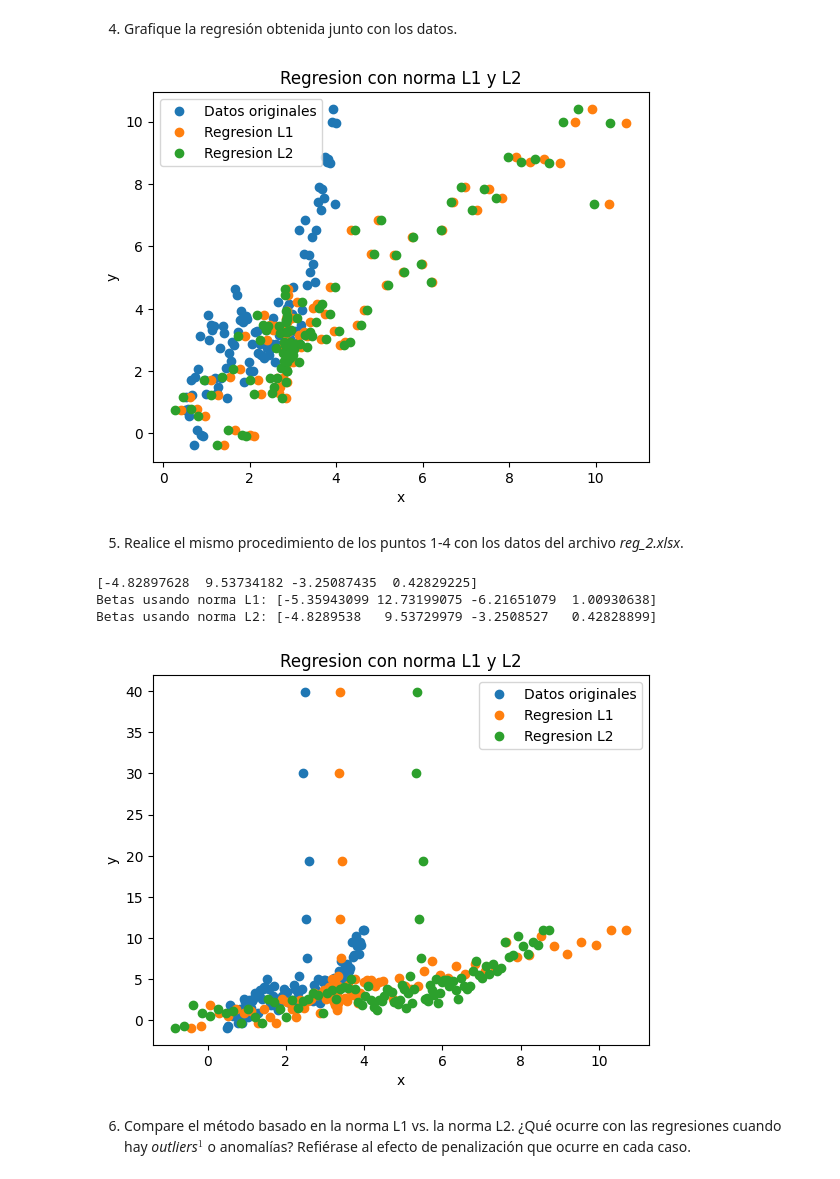
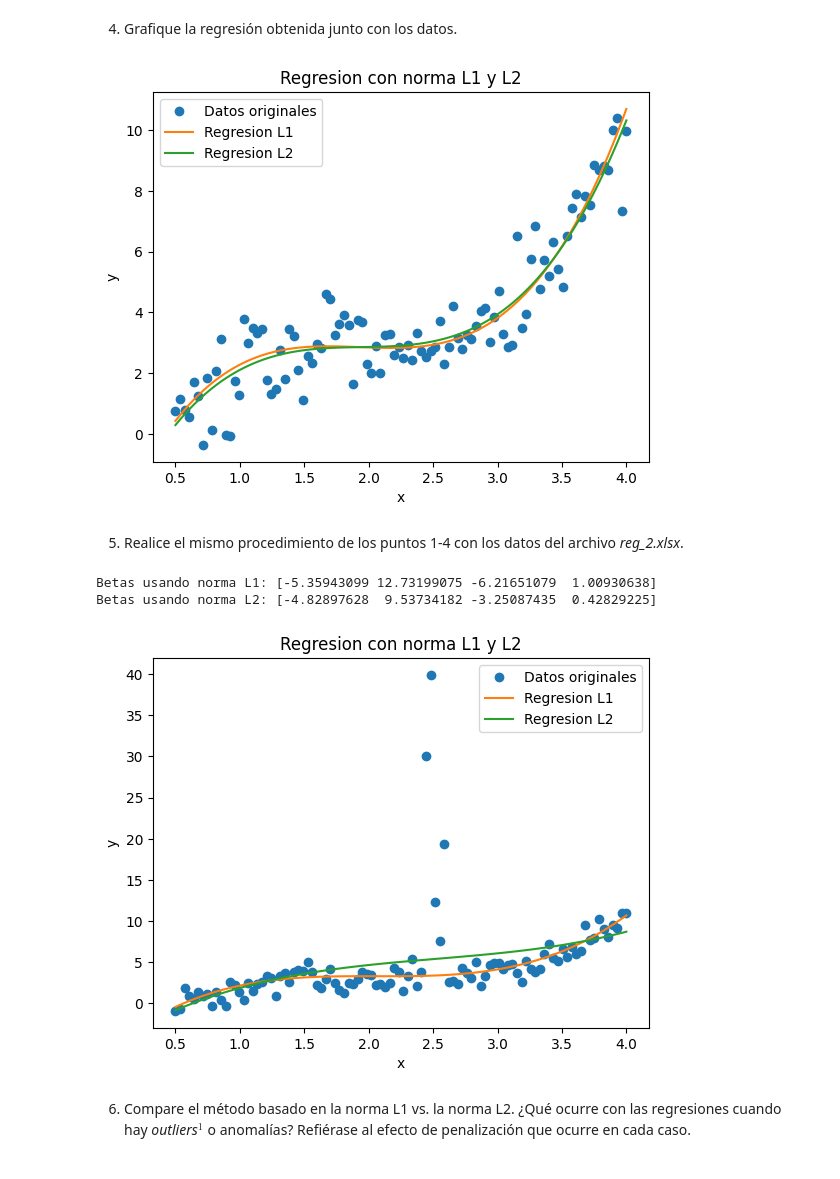
Before and after one commit to DavidTobonIBIO/Labs-IBIO2240, a Jupyter notebook: Lab11/Laboratorio_11.ipynb, the cells around one changed output. Cells and saved outputs as stored; diff of their text form; code cells hidden in the pictures.

```diff
--- a/Lab11/Laboratorio_11.ipynb
+++ b/Lab11/Laboratorio_11.ipynb
@@ -47,6 +47,5 @@ global H
 mat_data = loadmat('Reg1.mat')
 data_reg1_x = np.array(mat_data['x'][0])
 data_reg1_y = np.array(mat_data['y'][0])
+x = data_reg1_x
 y = data_reg1_y
-print(len(data_reg1_x))
-print(len(data_reg1_y))
@@ -73,13 +69,17 @@ def get_betas(H, y):
     return inv_HtH.dot(Hty)
 
 
-def calculate_regresion(H, betas):
-    regresion = np.dot(H, betas)
-    return regresion
+def calculate_regresion(x, b):
+    y_reg = np.zeros(len(x))
+    for i in range(len(x)):
+        for j in range(len(b)):
+            y_reg[i] += b[j]*(x[i]**j)
+
+    return y_reg
 # %%
-H = build_H(data_reg1_x, 3)
+H = build_H(x, 3)
 betas_L2 = get_betas(H, y)
-reg1_L2 = calculate_regresion(H, betas_L2)
+reg1_L2 = calculate_regresion(x, betas_L2)
 print(betas_L2)
 # %% [output]
 [-3.32473839  9.43353405 -4.83521534  0.83255594]
@@ -96,8 +96,7 @@ betas_L1 = min_betas_L1.x
 print("Betas usando norma L1:", betas_L1)
 print("Betas usando norma L2:", betas_L2)
 
-reg1_L1 = calculate_regresion(H, betas_L1)
-reg1_L2 = calculate_regresion(H, betas_L2)
+reg1_L1 = calculate_regresion(x, betas_L1)
 # %% [output]
 Betas usando norma L1: [-3.39337284 10.06299029 -5.30917591  0.91869629]
 Betas usando norma L2: [-3.32473839  9.43353405 -4.83521534  0.83255594]
@@ -105,56 +104,52 @@ Betas usando norma L2: [-3.32473839  9.43353405 -4.83521534  0.83255594]
 4. Grafique la regresión obtenida junto con los datos.
 # %%
 plt.figure()
-plt.plot(data_reg1_x, y, 'o', label='Datos originales')
-plt.plot(reg1_L1, y, 'o', label='Regresion L1')
-plt.plot(reg1_L2, y, 'o', label='Regresion L2')
+plt.plot(x, y, 'o', label='Datos originales')
+plt.plot(x, reg1_L1, '-', label='Regresion L1')
+plt.plot(x, reg1_L2, '-', label='Regresion L2')
 plt.title("Regresion con norma L1 y L2")
 plt.xlabel("x")
 plt.ylabel("y")
 plt.legend()
 plt.show()
 # %% [output]
-[figure, old version]
+[figure, new version]
 # %% [markdown]
 5. Realice el mismo procedimiento de los puntos 1-4 con los datos del archivo _reg_2.xlsx_.
 # %%
 mat_data = loadmat('Reg2.mat')
 data_reg2_x = np.array(mat_data['x'][0])
 data_reg2_y = np.array(mat_data['y'][0])
+x = data_reg2_x
 y = data_reg2_y
 
-H = build_H(data_reg2_x, 3)
+H = build_H(x, 3)
 betas_L2 = get_betas(H, y)
-regresion2 = calculate_regresion(H, betas_L2)
-print(betas_L2)
+regresion2 = calculate_regresion(x, betas_L2)
 
 initial_guess = np.zeros(len(H[0]))
 
 min_betas_L1 = minimize(func_with_L1_norm, initial_guess)
 betas_L1 = min_betas_L1.x
 print("Betas usando norma L1:", betas_L1)
-
-min_betas_L2 = minimize(func_with_L2_norm, initial_guess)
-betas_L2 = min_betas_L2.x
 print("Betas usando norma L2:", betas_L2)
 
-reg2_L1 = calculate_regresion(H, betas_L1)
-reg2_L2 = calculate_regresion(H, betas_L2)
+reg2_L1 = calculate_regresion(x, betas_L1)
+reg2_L2 = calculate_regresion(x, betas_L2)
 
 plt.figure()
-plt.plot(data_reg2_x, y, 'o', label='Datos originales')
-plt.plot(reg2_L1, y, 'o', label='Regresion L1')
-plt.plot(reg2_L2, y, 'o', label='Regresion L2')
+plt.plot(x, y, 'o', label='Datos originales')
+plt.plot(x, reg2_L1, '-', label='Regresion L1')
+plt.plot(x, reg2_L2, '-', label='Regresion L2')
 plt.title("Regresion con norma L1 y L2")
 plt.xlabel("x")
 plt.ylabel("y")
 plt.legend()
 plt.show()
 # %% [output]
-[-4.82897628  9.53734182 -3.25087435  0.42829225]
 Betas usando norma L1: [-5.35943099 12.73199075 -6.21651079  1.00930638]
-Betas usando norma L2: [-4.8289538   9.53729979 -3.2508527   0.42828899]
+Betas usando norma L2: [-4.82897628  9.53734182 -3.25087435  0.42829225]
-[figure, old version]
+[figure, new version]
 # %% [markdown]
 6. Compare el método basado en la norma L1 vs. la norma L2. ¿Qué ocurre con las regresiones cuando hay *outliers*$^1$ o anomalías? Refiérase al efecto de penalización que ocurre en cada caso.
 # %% [markdown]
```
Also changed, not shown: parts of 1 cell of this notebook.
